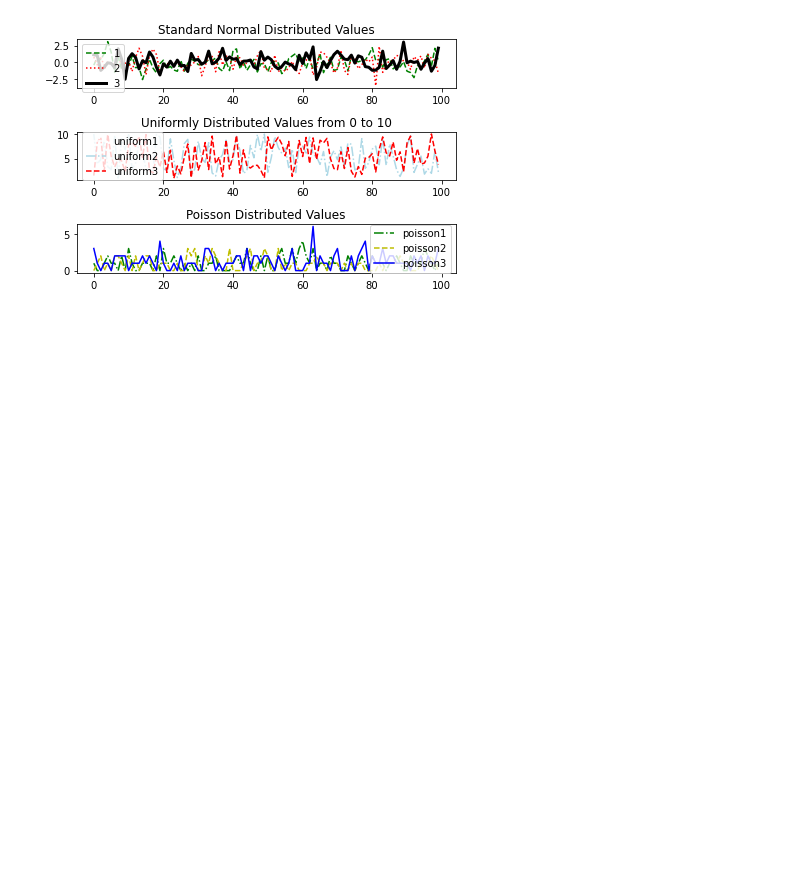
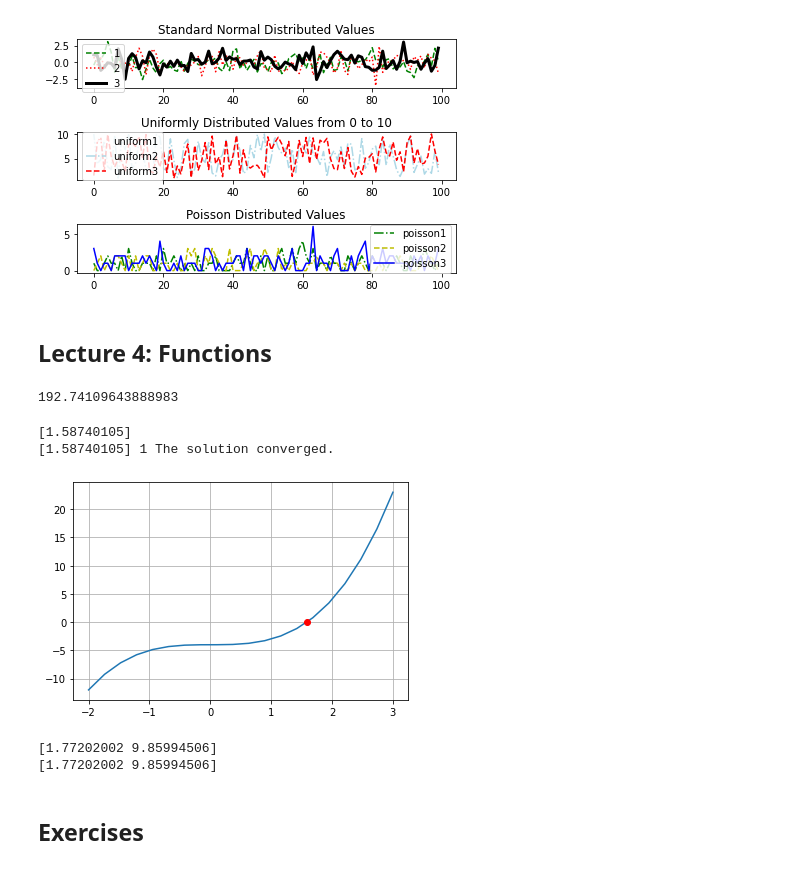
Before and after one commit to MaxDerWeber/ComputationalMacro, a Jupyter notebook: exercises_lecture.ipynb, the cells around one changed output. Cells and saved outputs as stored; diff of their text form; code cells hidden in the pictures; blank space fills up the shorter version.

Commit message:
Excercises lecture 4

```diff
--- a/exercises_lecture.ipynb
+++ b/exercises_lecture.ipynb
@@ -330,3 +330,63 @@ plt.legend(loc='center right')
 plt.tight_layout()
 # %% [output]
 [figure]
+# %% [markdown]
+## Lecture 4: Functions
+# %%
+# Task: Create your own example of function implementation, including in it at least three variants of mathematical operations.
+def do_complex_calc(arg1,arg2):
+    import math
+    rslt = math.exp(arg1) + 10*math.sqrt(arg2) * math.cos(arg1+arg2)
+    return rslt
+do_complex_calc(5,20)
+# %% [output]
+192.74109643888983
+# %%
+import matplotlib.pyplot as plt
+import numpy as np
+from scipy.optimize import fsolve
+
+def pow3(x): #state the function that we work with
+    return x**3-4 #indicate operations in code block to be executed
+result = fsolve(pow3,10) # starting from x = 10
+print (result)
+x = np.linspace(-2,3,20)
+
+plt.figure()
+plt.plot(x,pow3(x),result,pow3(result),'ro') #plot our result
+plt.grid(b=1) #include grid for plotting
+#Now with f ull output
+init = [10] #our x0 vector
+[coefficients,inf,ier,mes] = fsolve(pow3, init,full_output=1)
+#print the solution, the integer flag, and the message
+print (coefficients,ier, mes)
+# %% [output]
+[1.58740105]
+[1.58740105] 1 The solution converged.
+[figure, added]
+# %%
+# Task Find the solution for the set of equations:
+# a) y = x**4
+# b) y = 13 - x**2
+
+def objective(X):
+    x, y = X # unpack the array in the argument
+    z1 = y - x**4 # set first equation to zero
+    z2 = y - 13 + x**2 # set second equation to zero
+    return [z1, z2] # list of variables that should be zeros, corresponding to the two equations
+
+x0, y0 = 1, 1 # first variant to find solution
+guess = [x0, y0]
+solution = fsolve(objective, guess)
+print (solution)
+
+# start with a different initial guess
+x0, y0 = 2, 2
+guess = [x0, y0]
+solution = fsolve(objective, guess)
+print (solution)
+# %% [output]
+[1.77202002 9.85994506]
+[1.77202002 9.85994506]
+# %% [markdown]
+## Exercises
```
Also changed, not shown: parts of 4 cells of this notebook.
